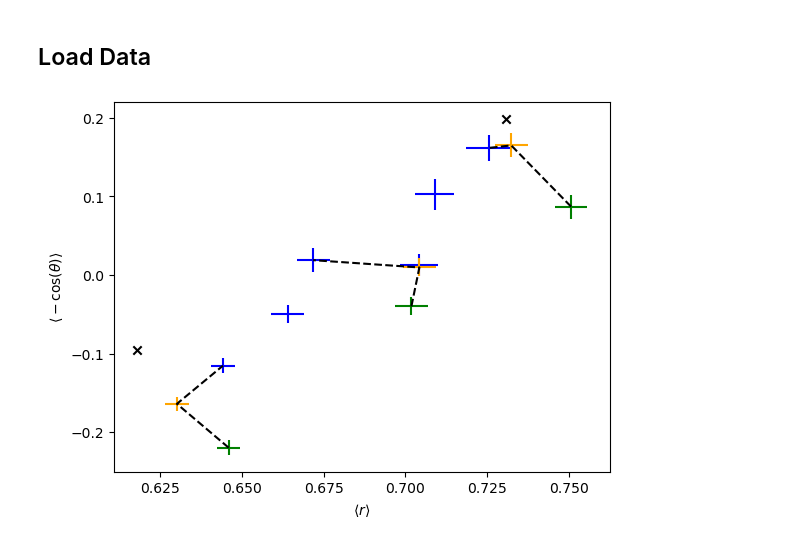
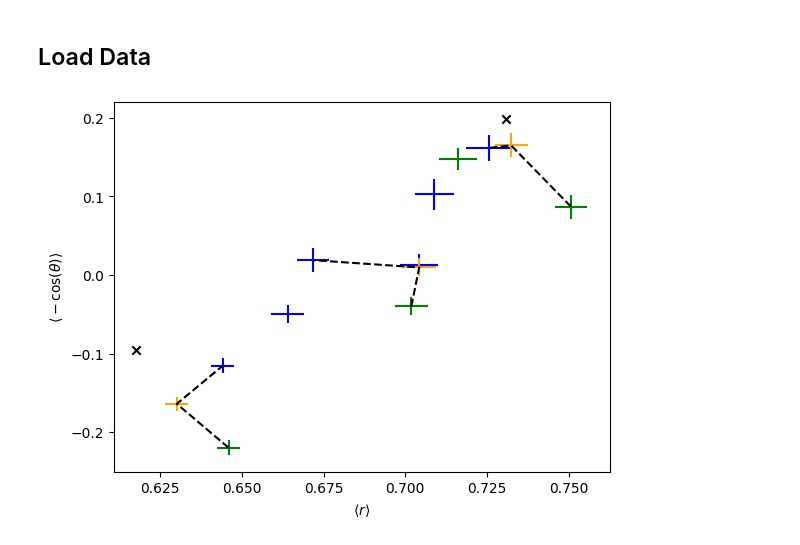
Before and after one commit to KristianWold/eddqc, a Jupyter notebook: analysis/baseline_comparison/Scatterplot_Plotting.ipynb, the cells around one changed output. Saved outputs shown, nothing was run; the diff lists cells and outputs as text; code cells hidden in the pictures.

```diff
--- a/analysis/baseline_comparison/Scatterplot_Plotting.ipynb
+++ b/analysis/baseline_comparison/Scatterplot_Plotting.ipynb
@@ -43,31 +47,33 @@ plt.errorbar(r_mean[4], a_mean[4], xerr=r_std[4], yerr=a_std[4], fmt='-', label=
 plt.errorbar(r_mean[5], a_mean[5], xerr=r_std[5], yerr=a_std[5], fmt='-', label='T=50', color="b")
 
 #font size
 plt.rc('font', size=16)          # controls default text sizes
 #plt.plot(r_poisson, a_poisson, 'x', color='black', label='Poisson')
 plt.scatter(AI_theory[0], AI_theory[1], marker='x', label='$AI_{4,1}$', color='black')
 plt.scatter(FF_theory[0], FF_theory[1], marker='x', label='$FF_{4,1}$', color='black')
 
 plt.errorbar(r_baseline[0], a_baseline[0], xerr=r_std[0], yerr=a_std[0], fmt='-', color="g")
 plt.errorbar(r_intermediate[0], a_intermediate[0], xerr=r_std[0], yerr=a_std[0], fmt='-', color="orange")
 
 plt.errorbar(r_baseline[1], a_baseline[1], xerr=r_std[1], yerr=a_std[1], fmt='-', color="g")
 plt.errorbar(r_intermediate[1], a_intermediate[1], xerr=r_std[1], yerr=a_std[1], fmt='-', color="orange")
 
 plt.errorbar(r_baseline[2], a_baseline[2], xerr=r_std[2], yerr=a_std[2], fmt='-', color="g")
 plt.errorbar(r_intermediate[2], a_intermediate[2], xerr=r_std[2], yerr=a_std[2], fmt='-', color="orange")
 
+plt.errorbar(r_baseline[3], a_baseline[3], xerr=r_std[3], yerr=a_std[3], fmt='-', color="g")
+
 #plt.errorbar(r_baseline[2], a_baseline[2], xerr=0.011590525181647614, yerr=0.03820421023015067, fmt='-', label='T=50', color="red")
 
 plt.plot([r_baseline[0], r_intermediate[0], r_mean[0]], [a_baseline[0], a_intermediate[0], a_mean[0]], '--', color='black')
 plt.plot([r_baseline[1], r_intermediate[1], r_mean[2]], [a_baseline[1], a_intermediate[1], a_mean[2]], '--', color='black')
 plt.plot([r_baseline[2], r_intermediate[2], r_mean[5]], [a_baseline[2], a_intermediate[2], a_mean[5]], '--', color='black')
 
 plt.xlabel(r'$\langle r \rangle$')
 plt.ylabel(r'$\langle -\cos(\theta) \rangle$')
 #plt.legend()
 #plt.grid()
 #plt.savefig('figures/integrable_scatter.svg', bbox_inches='tight')
 plt.show()
 # %% [output]
-[figure, old version]
+[figure, new version]
```
Also changed, not shown: parts of 3 cells of this notebook, 24 other files.
